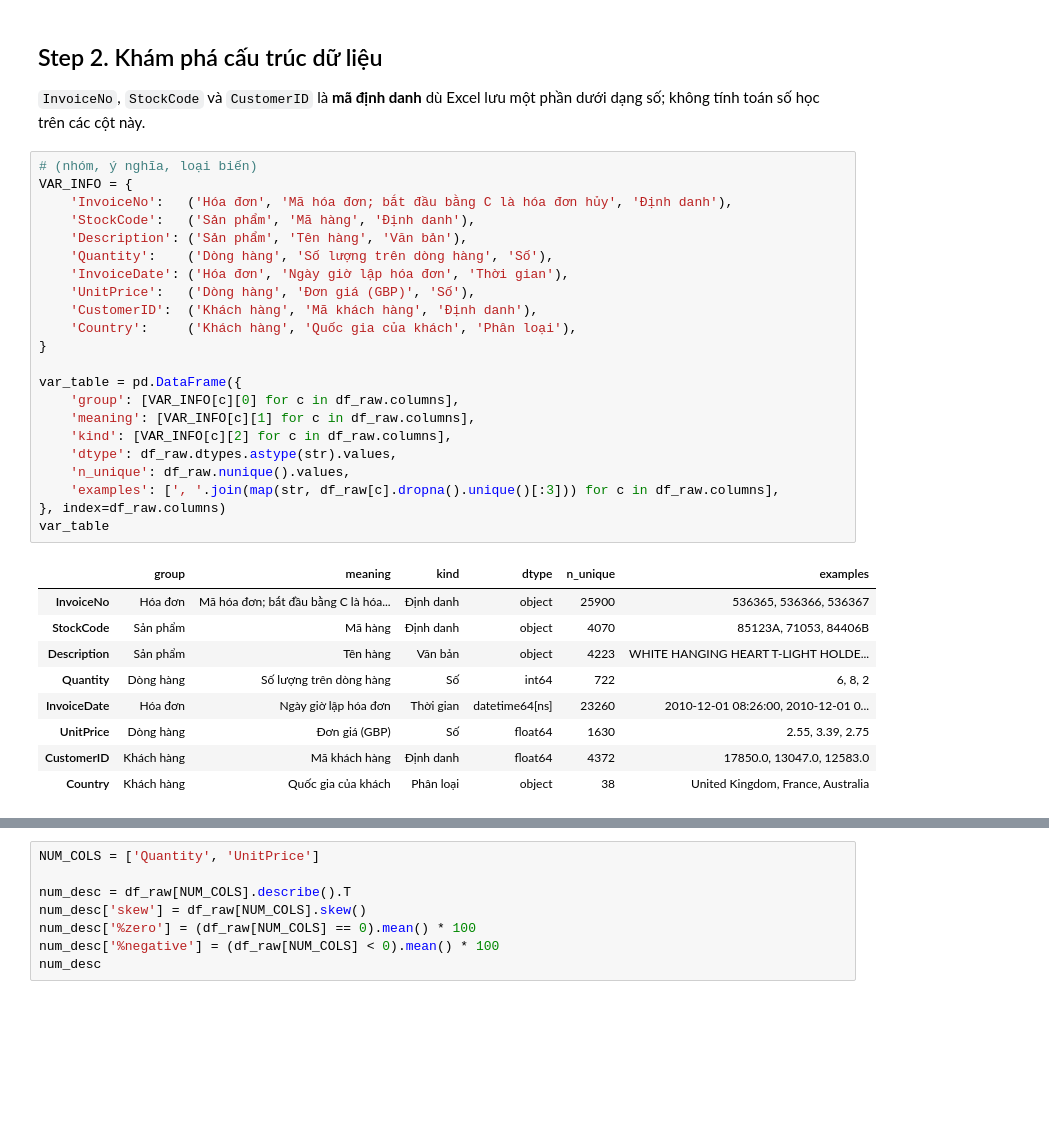
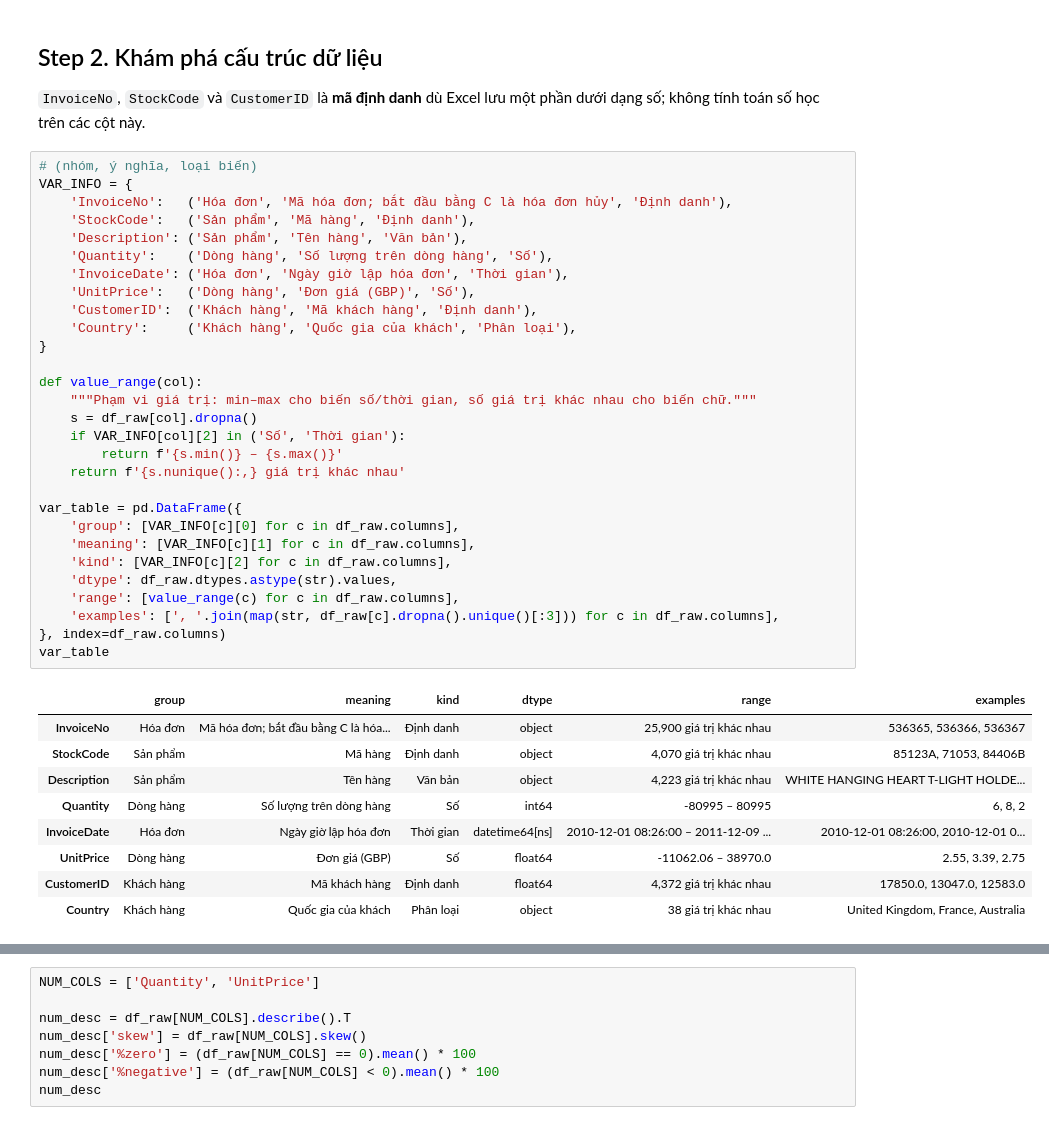
Before and after one commit to Trunguit1122/ecomanalysis, a Jupyter notebook: analysis/NhomXX_Phan_tich.ipynb, the cells around one changed output, grey strips where cells are left out. Saved outputs shown, nothing was run; the diff lists cells and outputs as text; blank space fills up the shorter version.

```diff
--- a/analysis/NhomXX_Phan_tich.ipynb
+++ b/analysis/NhomXX_Phan_tich.ipynb
@@ -154,32 +155,39 @@ memory usage: 33.1+ MB
 # %%
 # (nhóm, ý nghĩa, loại biến)
 VAR_INFO = {
     'InvoiceNo':   ('Hóa đơn', 'Mã hóa đơn; bắt đầu bằng C là hóa đơn hủy', 'Định danh'),
     'StockCode':   ('Sản phẩm', 'Mã hàng', 'Định danh'),
     'Description': ('Sản phẩm', 'Tên hàng', 'Văn bản'),
     'Quantity':    ('Dòng hàng', 'Số lượng trên dòng hàng', 'Số'),
     'InvoiceDate': ('Hóa đơn', 'Ngày giờ lập hóa đơn', 'Thời gian'),
     'UnitPrice':   ('Dòng hàng', 'Đơn giá (GBP)', 'Số'),
     'CustomerID':  ('Khách hàng', 'Mã khách hàng', 'Định danh'),
     'Country':     ('Khách hàng', 'Quốc gia của khách', 'Phân loại'),
 }
 
+def value_range(col):
+    """Phạm vi giá trị: min–max cho biến số/thời gian, số giá trị khác nhau cho biến chữ."""
+    s = df_raw[col].dropna()
+    if VAR_INFO[col][2] in ('Số', 'Thời gian'):
+        return f'{s.min()} – {s.max()}'
+    return f'{s.nunique():,} giá trị khác nhau'
+
 var_table = pd.DataFrame({
     'group': [VAR_INFO[c][0] for c in df_raw.columns],
     'meaning': [VAR_INFO[c][1] for c in df_raw.columns],
     'kind': [VAR_INFO[c][2] for c in df_raw.columns],
     'dtype': df_raw.dtypes.astype(str).values,
-    'n_unique': df_raw.nunique().values,
+    'range': [value_range(c) for c in df_raw.columns],
     'examples': [', '.join(map(str, df_raw[c].dropna().unique()[:3])) for c in df_raw.columns],
 }, index=df_raw.columns)
 var_table
 # %% [output]
-|  | group | meaning | kind | dtype | n_unique | examples |
-| InvoiceNo | Hóa đơn | Mã hóa đơn; bắt đầu bằng C là hóa... | Định danh | object | 25900 | 536365, 536366, 536367 |
-| StockCode | Sản phẩm | Mã hàng | Định danh | object | 4070 | 85123A, 71053, 84406B |
-| Description | Sản phẩm | Tên hàng | Văn bản | object | 4223 | WHITE HANGING HEART T-LIGHT HOLDE... |
-| Quantity | Dòng hàng | Số lượng trên dòng hàng | Số | int64 | 722 | 6, 8, 2 |
-| InvoiceDate | Hóa đơn | Ngày giờ lập hóa đơn | Thời gian | datetime64[ns] | 23260 | 2010-12-01 08:26:00, 2010-12-01 0... |
-| UnitPrice | Dòng hàng | Đơn giá (GBP) | Số | float64 | 1630 | 2.55, 3.39, 2.75 |
-| CustomerID | Khách hàng | Mã khách hàng | Định danh | float64 | 4372 | 17850.0, 13047.0, 12583.0 |
-| Country | Khách hàng | Quốc gia của khách | Phân loại | object | 38 | United Kingdom, France, Australia |
+|  | group | meaning | kind | dtype | range | examples |
+| InvoiceNo | Hóa đơn | Mã hóa đơn; bắt đầu bằng C là hóa... | Định danh | object | 25,900 giá trị khác nhau | 536365, 536366, 536367 |
+| StockCode | Sản phẩm | Mã hàng | Định danh | object | 4,070 giá trị khác nhau | 85123A, 71053, 84406B |
+| Description | Sản phẩm | Tên hàng | Văn bản | object | 4,223 giá trị khác nhau | WHITE HANGING HEART T-LIGHT HOLDE... |
+| Quantity | Dòng hàng | Số lượng trên dòng hàng | Số | int64 | -80995 – 80995 | 6, 8, 2 |
+| InvoiceDate | Hóa đơn | Ngày giờ lập hóa đơn | Thời gian | datetime64[ns] | 2010-12-01 08:26:00 – 2011-12-09 ... | 2010-12-01 08:26:00, 2010-12-01 0... |
+| UnitPrice | Dòng hàng | Đơn giá (GBP) | Số | float64 | -11062.06 – 38970.0 | 2.55, 3.39, 2.75 |
+| CustomerID | Khách hàng | Mã khách hàng | Định danh | float64 | 4,372 giá trị khác nhau | 17850.0, 13047.0, 12583.0 |
+| Country | Khách hàng | Quốc gia của khách | Phân loại | object | 38 giá trị khác nhau | United Kingdom, France, Australia |
```
Also changed, not shown: parts of 5 cells of this notebook, 1 other file.
